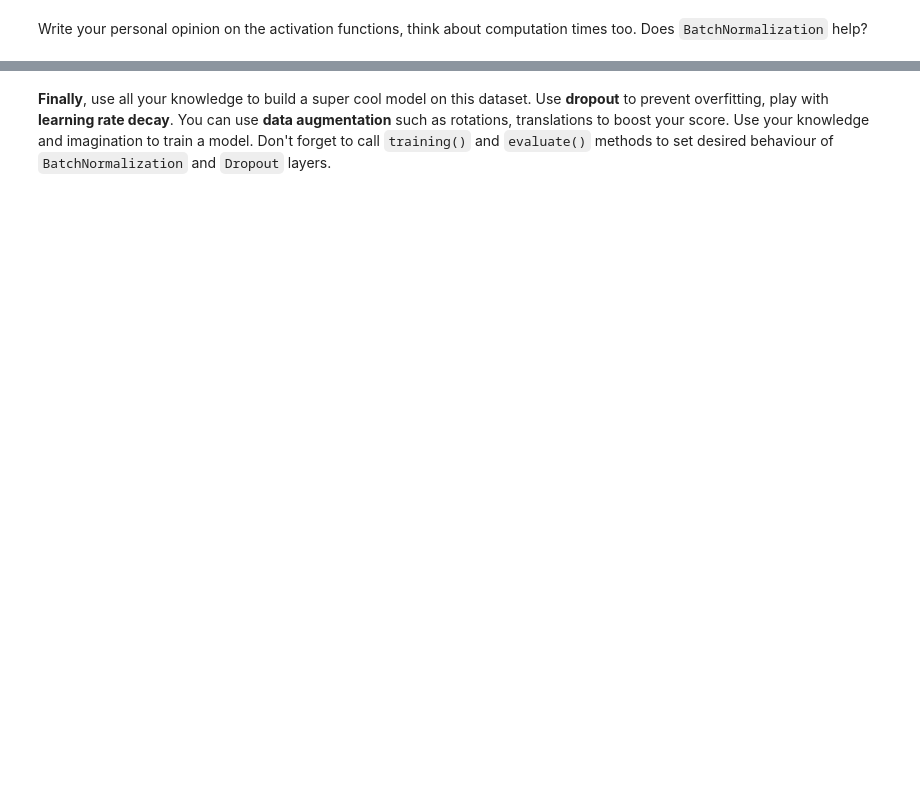
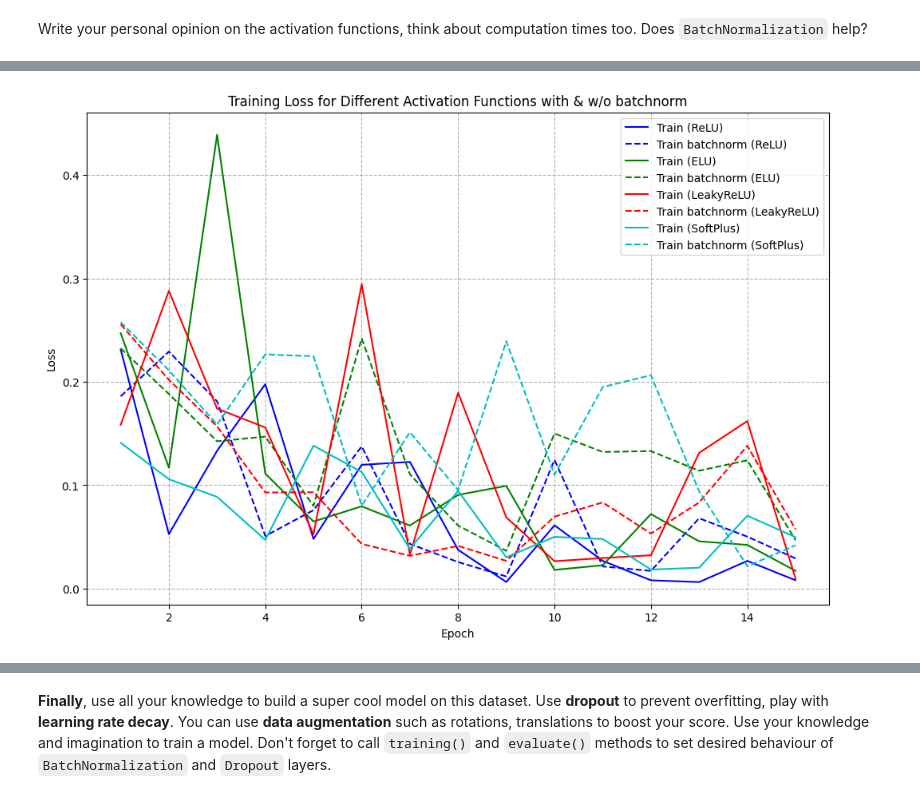
Before and after one commit to GreasyGoose/mipt_ml, a Jupyter notebook: hw02_deep_learning/main_notebook.ipynb, the cells around one changed output, grey strips where cells are left out. Cells and saved outputs as stored; diff of their text form; code cells hidden in the pictures; blank space fills up the shorter version.

```diff
--- a/hw02_deep_learning/main_notebook.ipynb
+++ b/hw02_deep_learning/main_notebook.ipynb
@@ -262,0 +429,26 @@ Write your personal opinion on the activation functions, think about computation
+# %%
+plt.figure(figsize=(12, 8))
+plt.title("Training Loss for Different Activation Functions with & w/o batchnorm")
+plt.xlabel("Epoch")
+plt.ylabel("Loss")
+
+colors=['b', 'g', 'r', 'c']
+
+# Assuming activation_names corresponds to the order in which models were trained and added to losses_history
+activation_names = ['ReLU', 'ELU', 'LeakyReLU', 'SoftPlus']
+
+for i in range(len(history)):
+    train_hist, val_hist, _ = history[i]
+    train_hist2, val_hist2, _ = history2[i]
+    current_activation_name = activation_names[i]
+    epochs = np.arange(1, len(train_hist) + 1)
+
+    plt.plot(epochs, train_hist, label=f'Train ({current_activation_name})', linestyle='-', color=colors[i])
+    plt.plot(epochs, train_hist2, label=f'Train batchnorm ({current_activation_name})', linestyle='--', color=colors[i])
+
+
+plt.legend()
+plt.grid(True, which="both", ls="--")
+plt.show()
+# %% [output]
+[figure, added]
```
Also changed, not shown: parts of 35 cells of this notebook.
